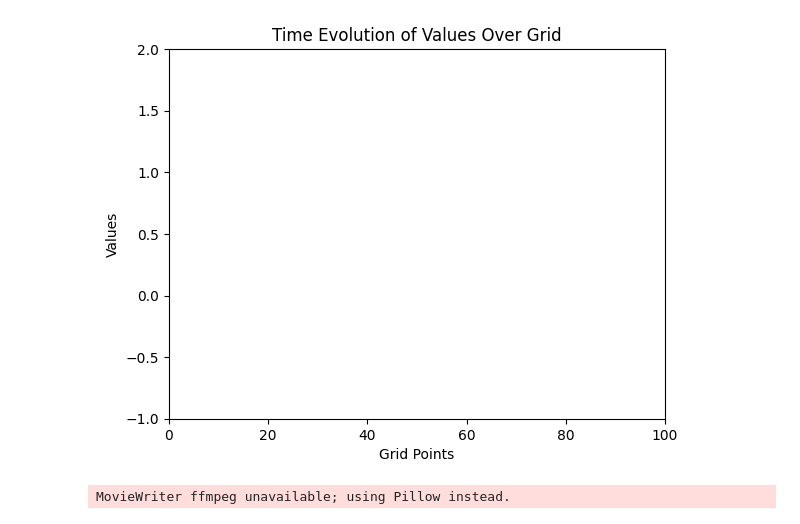
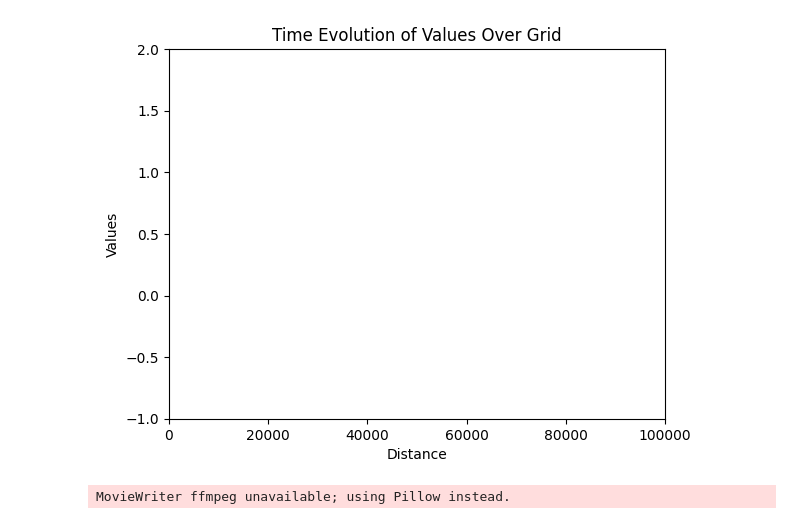
Before and after one commit to Dannom18/Tsunami-Simulation, a Jupyter notebook: simulation 1D Marcos.ipynb, the cells around one changed output. Saved outputs shown, nothing was run; the diff lists cells and outputs as text; code cells hidden in the pictures.

Commit message:
Update last two weeks
No boundary conditions height, added viscosity, implemented extrapolation

```diff
--- a/simulation 1D Marcos.ipynb
+++ b/simulation 1D Marcos.ipynb
@@ -6,10 +6,10 @@ import matplotlib.pyplot as plt
 from matplotlib.animation import FuncAnimation
 # %%
 # Parameters
-L = 100.0
-Total_time = 100.0
+L = 100*10**3.0
+Total_time = 300000.0
 g = 9.81
-viscosity = 10**(-1)
+viscosity = 10**(2)
 N_x = 500 #real points aside from boundary
 # N_t = 200
 dx = L / (N_x + 2)
@@ -140,4 +173,5 @@ sol1 = solve_ivp(pde_system_modified, t_span=(0,tf), y0=y0, method="RK45")
 # %%
 t0 = 0
 tf = Total_time
+y0 = np.concatenate((h_initial, u_initial))
 sol1 = solve_ivp(pde_system_viscosity, t_span=(0,tf), y0=y0, method="RK45")
@@ -189,33 +243,33 @@ plt.show()
 # Create the figure and axis
 time_steps = len(h_results1)
 values = h_results1
 fig, ax = plt.subplots()
 line, = ax.plot([], [], lw=2)
 
 # Set up the plot limits
 ax.set_xlim(x.min(), x.max())
 ax.set_ylim(-1, 2)
-ax.set_xlabel("Grid Points")
+ax.set_xlabel("Distance")
 ax.set_ylabel("Values")
 ax.set_title("Time Evolution of Values Over Grid")
 
 # Initialization function
 def init():
     line.set_data([], [])
     return line,
 
 # Animation function to update the plot
 def update(frame):
     y = values[frame, :]  # Values at the current time step
     line.set_data(x, y)   # Update the line with grid points and corresponding values
     return line,
 
 # Create the animation
 ani = FuncAnimation(fig, update, frames=time_steps, init_func=init, blit=True, interval=100)
 
 # Display the animation
 plt.show()
 ani.save('animation.gif', writer='ffmpeg', fps=30)
 # %% [output]
-[figure, old version]
+[figure, new version]
 MovieWriter ffmpeg unavailable; using Pillow instead.
```
Also changed, not shown: parts of 4 cells of this notebook, 1 other file.
